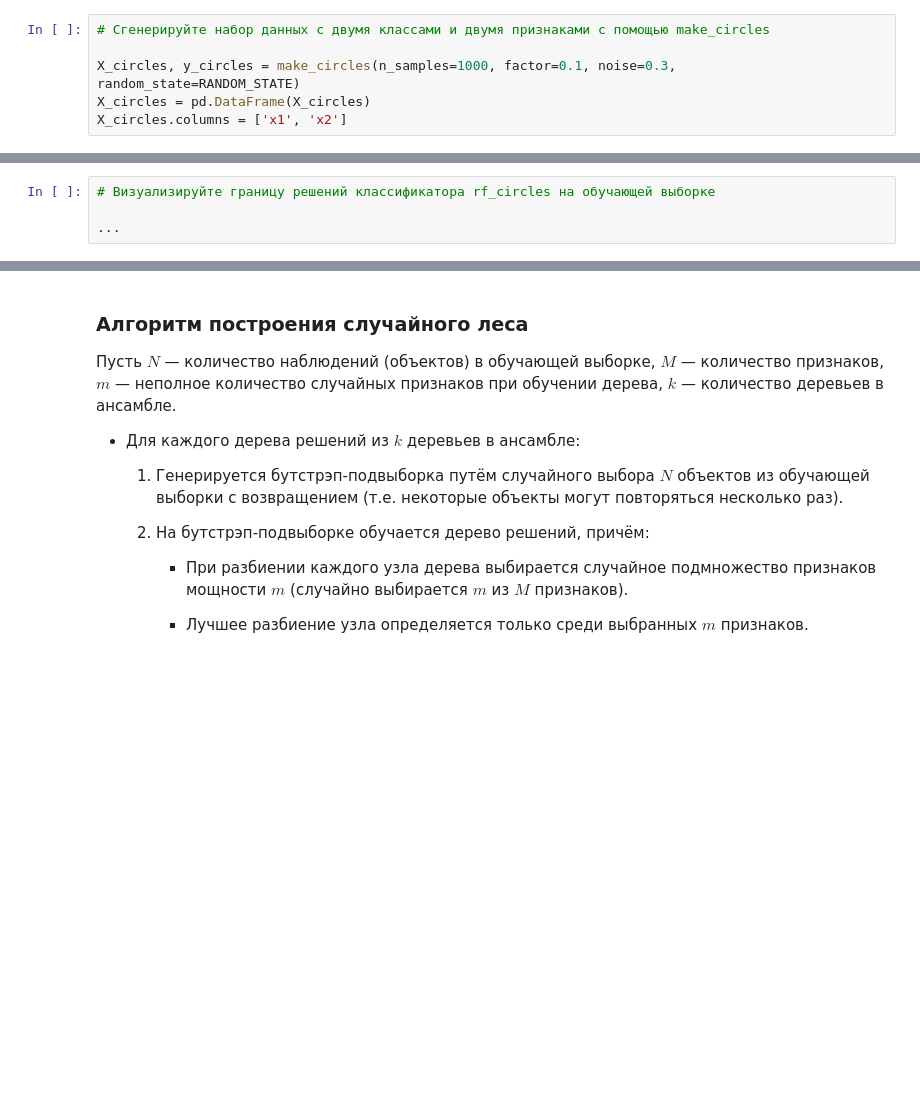
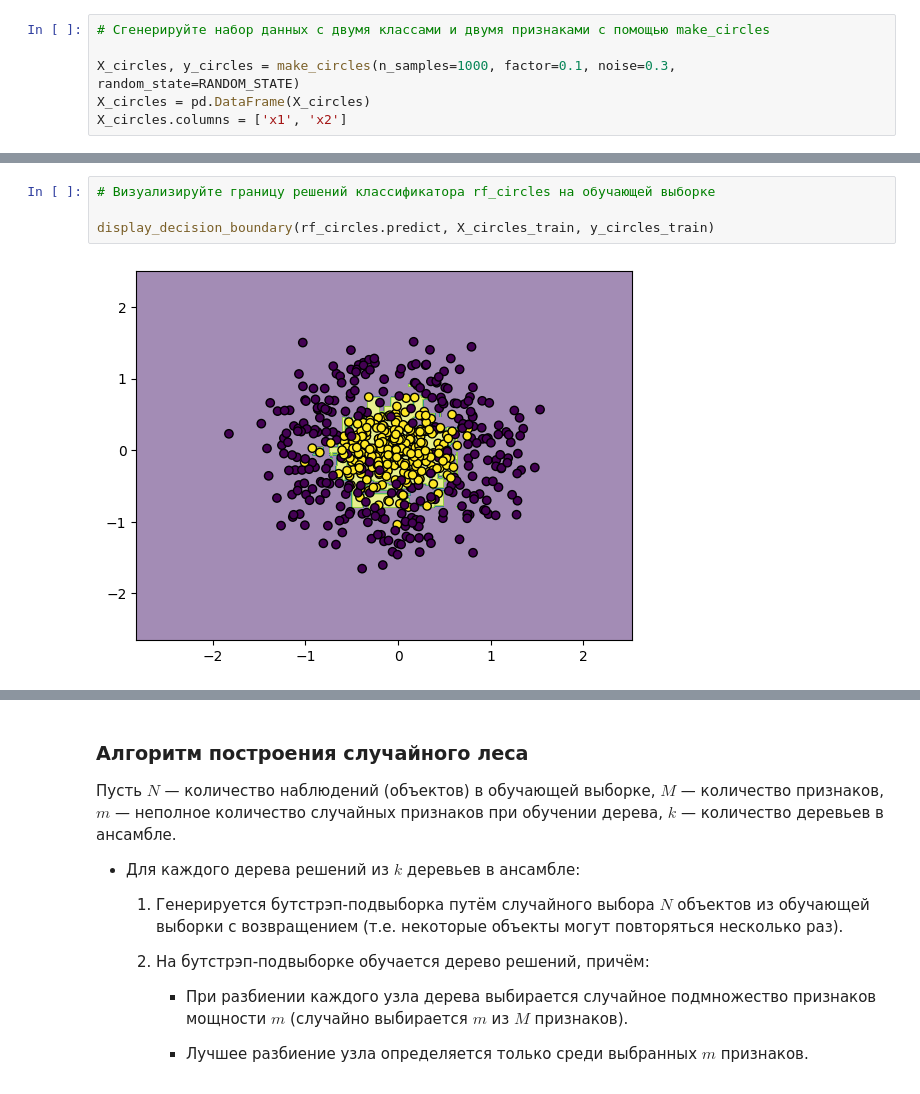
Before and after one commit to 2813/ODS-homework, a Jupyter notebook: 05_ODS_ML.ipynb, the cells around one changed output, grey strips where cells are left out. Cells and saved outputs as stored; diff of their text form; blank space fills up the shorter version.

```diff
--- a/05_ODS_ML.ipynb
+++ b/05_ODS_ML.ipynb
@@ -197,7 +241,9 @@ rf_circles = ...
 # %%
 # Визуализируйте границу решений классификатора rf_circles на обучающей выборке
 
-...
+display_decision_boundary(rf_circles.predict, X_circles_train, y_circles_train)
+# %% [output]
+[figure, added]
 # %%
 # Визуализируйте границу решений классификатора rf_circles на тестовой выборке
 
```
Also changed, not shown: parts of 36 cells of this notebook.
